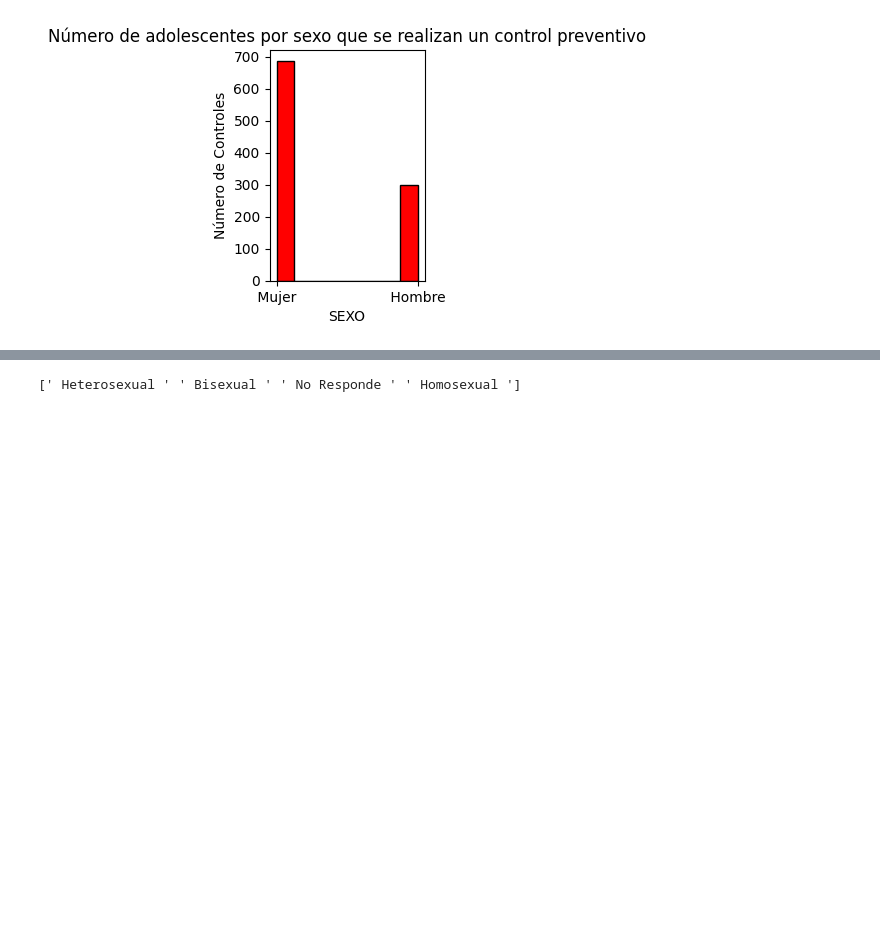
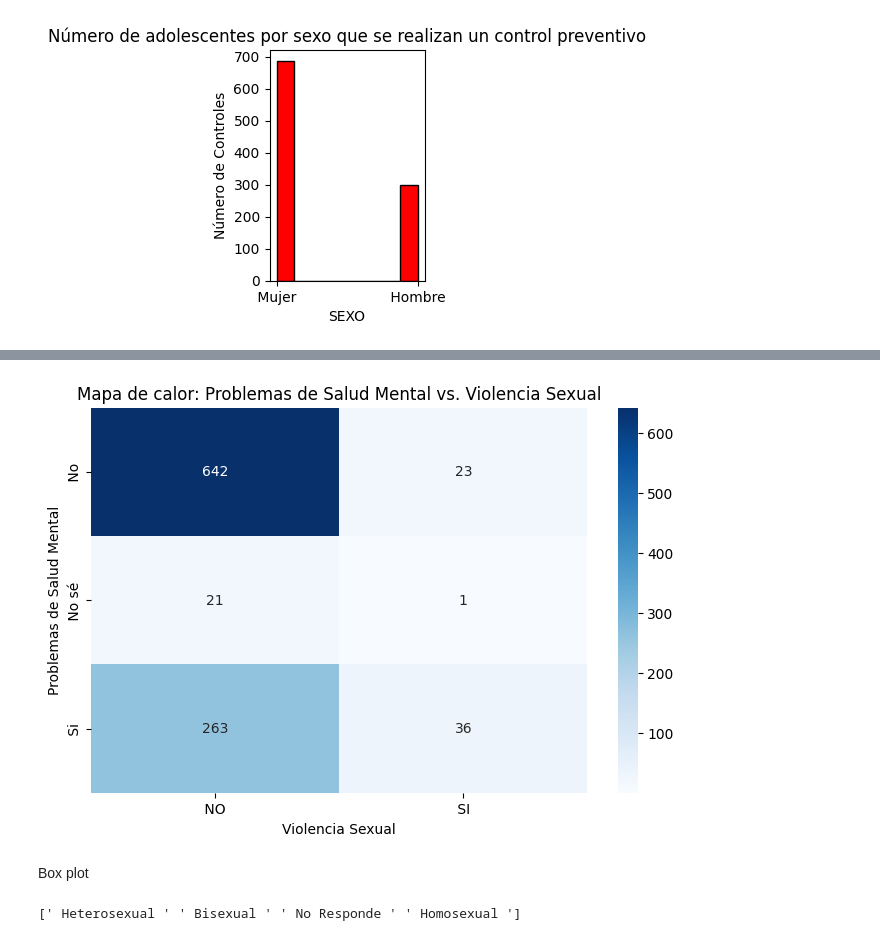
Before and after one commit to EliOrellana/proyectofinal_diplomado, a Jupyter notebook: proyectofinal_IAensalud_elizabethorellanabaez.ipynb, the cells around one changed output, grey strips where cells are left out. Cells and saved outputs as stored; diff of their text form; code cells hidden in the pictures; blank space fills up the shorter version.

```diff
--- a/proyectofinal_IAensalud_elizabethorellanabaez.ipynb
+++ b/proyectofinal_IAensalud_elizabethorellanabaez.ipynb
@@ -286,3 +281,23 @@ plt.show()
+# %%
+import pandas as pd
+import seaborn as sns
+import matplotlib.pyplot as plt
+
+df = pd.read_csv('/content/Fichas CLAP TOTAL.csv')
+df= df.drop(['NOMBRE ADOLESCENTE', 'FECHA DE NACIMIENTO', 'FECHA DE ATENCION', 'PREVISION DE SALUD', 'TIENE EL SUEÑO NORMAL'], axis=1, errors='ignore')
+
+contingency_table_mental_violence = pd.crosstab(df['PROBLEMAS DE SALUD MENTAL'], df['VIOLENCIA SEXUAL'])
+
+plt.figure(figsize=(8, 5))
+sns.heatmap(contingency_table_mental_violence, annot=True, fmt='d', cmap='Blues')
+plt.title('Mapa de calor: Problemas de Salud Mental vs. Violencia Sexual')
+plt.xlabel('Violencia Sexual')
+plt.ylabel('Problemas de Salud Mental')
+plt.show()
+# %% [output]
+[figure, added]
+# %% [markdown]
+Box plot
 # %%
 df['EDAD'] = pd.to_numeric(df['EDAD'], errors='coerce')
 
```
Also changed, not shown: parts of 13 cells of this notebook.
